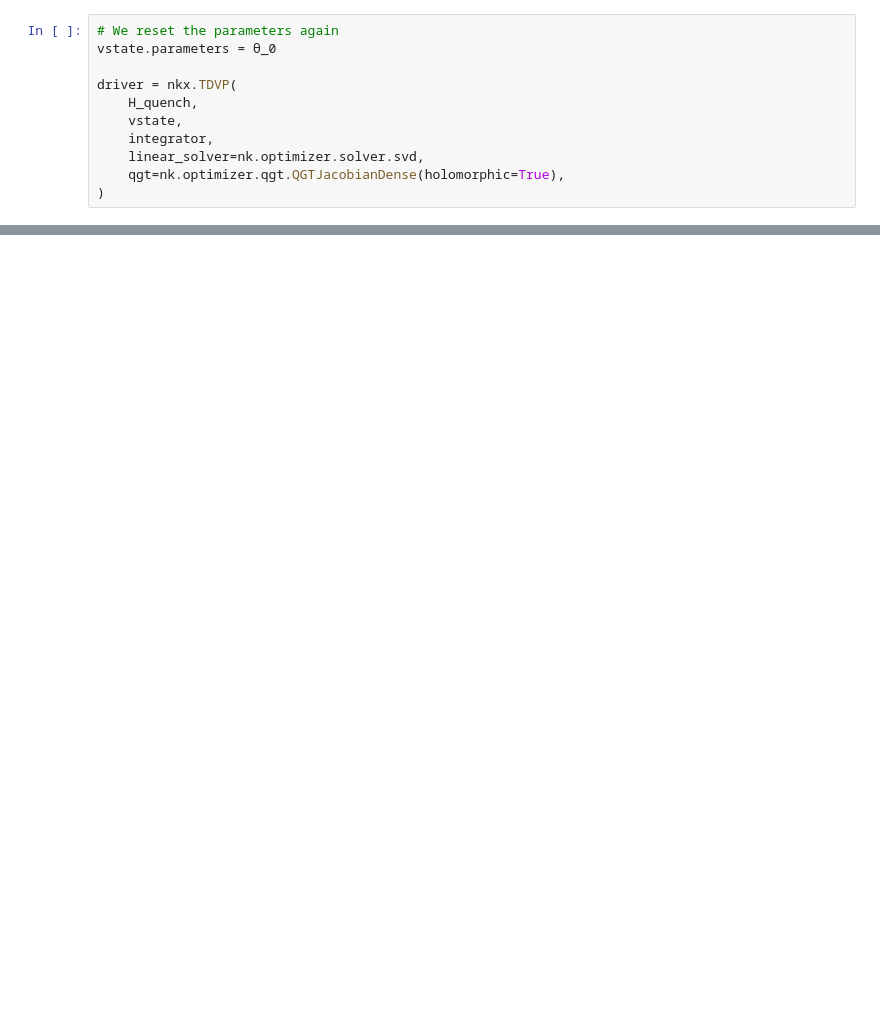
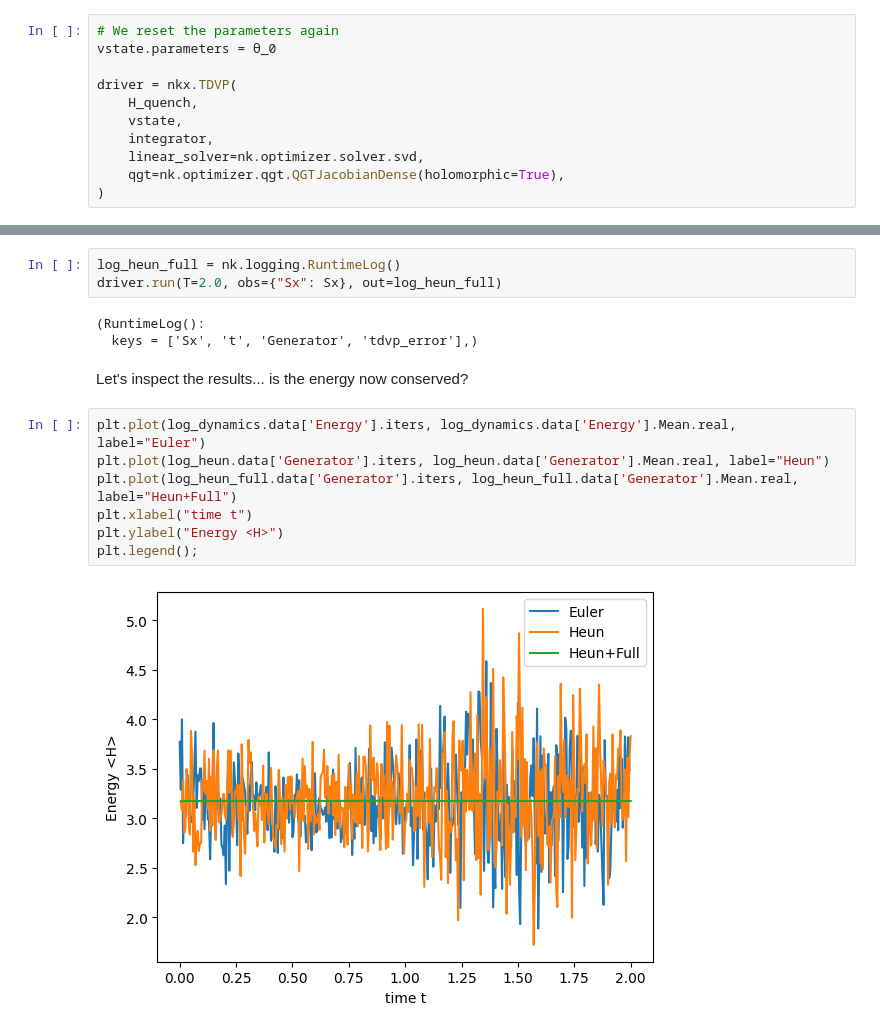
Before and after one commit to PhilipVinc/Lectures, a Jupyter notebook: 2209_Munich/Dynamics.ipynb, the cells around one changed output, grey strips where cells are left out. Cells and saved outputs as stored; diff of their text form; blank space fills up the shorter version.

```diff
--- a/2209_Munich/Dynamics.ipynb
+++ b/2209_Munich/Dynamics.ipynb
@@ -607,0 +851,17 @@ driver.run(T=1.0, obs={"Sx": Sx}, out=log)
+# %%
+log_heun_full = nk.logging.RuntimeLog()
+driver.run(T=2.0, obs={"Sx": Sx}, out=log_heun_full)
+# %% [output]
+(RuntimeLog():
+  keys = ['Sx', 't', 'Generator', 'tdvp_error'],)
+# %% [markdown]
+Let's inspect the results... is the energy now conserved?
+# %%
+plt.plot(log_dynamics.data['Energy'].iters, log_dynamics.data['Energy'].Mean.real, label="Euler")
+plt.plot(log_heun.data['Generator'].iters, log_heun.data['Generator'].Mean.real, label="Heun")
+plt.plot(log_heun_full.data['Generator'].iters, log_heun_full.data['Generator'].Mean.real, label="Heun+Full")
+plt.xlabel("time t")
+plt.ylabel("Energy <H>")
+plt.legend();
+# %% [output]
+[figure, added]
```
Also changed, not shown: parts of 73 cells of this notebook, 6 other files.
